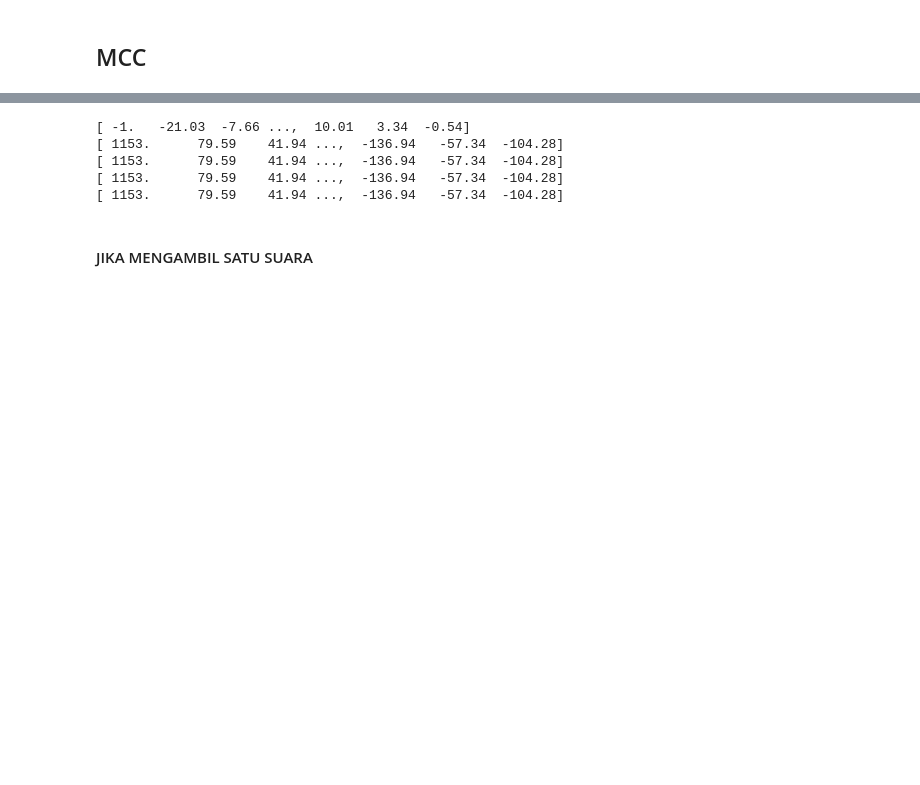
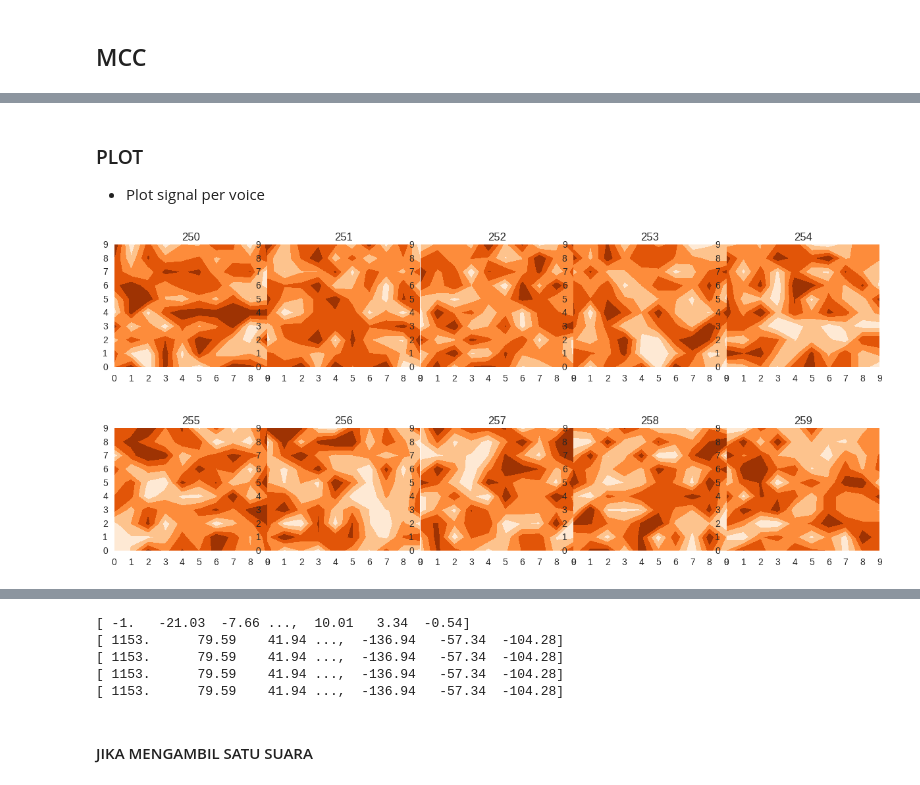
Before and after one commit to packmanproject/voicerecognition, a Jupyter notebook: classification_v3.ipynb, the cells around one changed output, grey strips where cells are left out. Cells and saved outputs as stored; diff of their text form; code cells hidden in the pictures; blank space fills up the shorter version.

```diff
--- a/classification_v3.ipynb
+++ b/classification_v3.ipynb
@@ -72,0 +83,15 @@ See the caveats in the documentation: http://pandas.pydata.org/pandas-docs/stabl
+# %% [markdown]
+### PLOT
+- Plot signal per voice
+# %%
+fig, axs = plt.subplots(2,5, figsize=(15, 6), facecolor='w', edgecolor='k')
+fig.subplots_adjust(hspace = .5, wspace=.001)
+
+axs = axs.ravel()
+
+for i in range(10):
+
+    axs[i].contourf(np.random.rand(10,10),5,cmap=plt.cm.Oranges)
+    axs[i].set_title(str(250+i))
+# %% [output]
+[figure, added]
```
Also changed, not shown: parts of 15 cells of this notebook.
